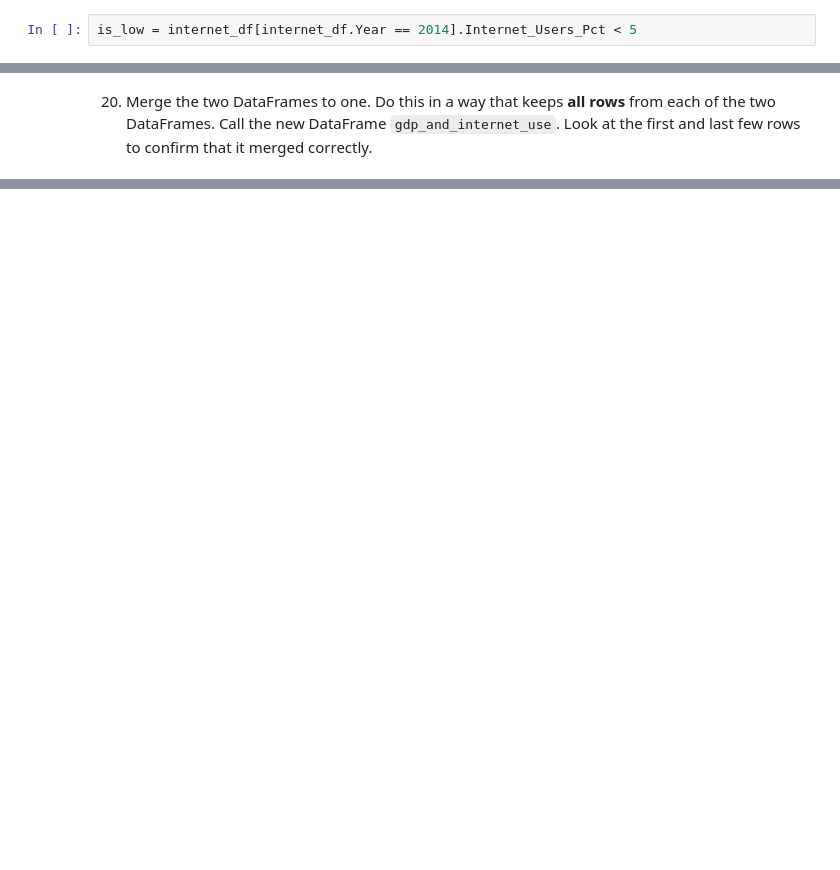
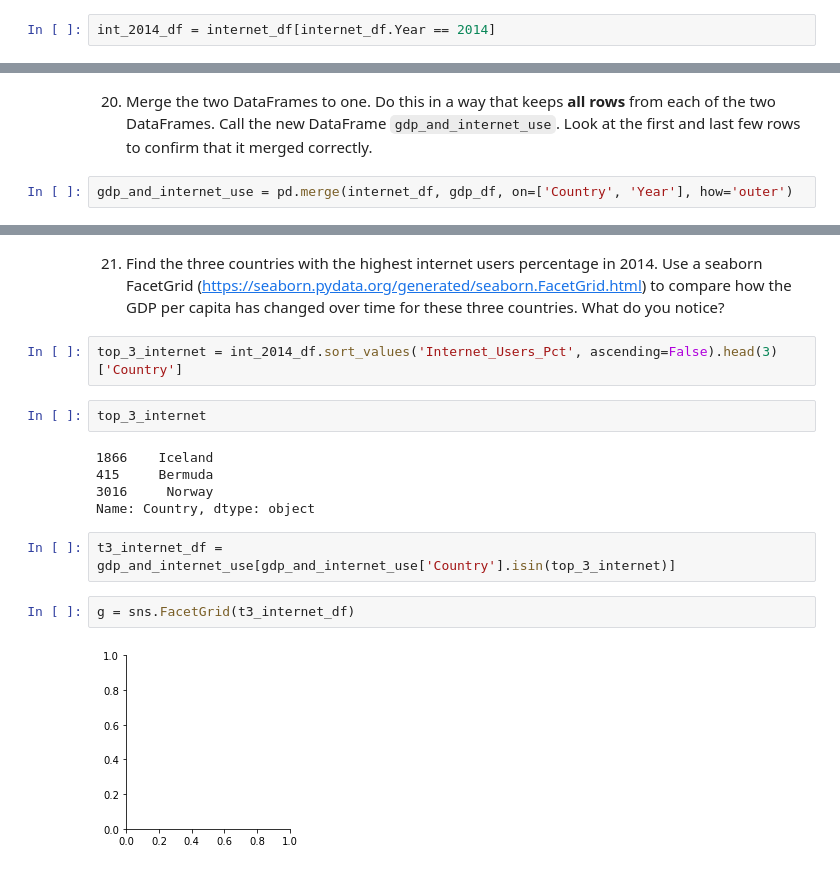
Before and after one commit to NSS-Data-Analytics-Cohort-10/gdp-and-internet-usage-kostenkoandri, a Jupyter notebook: notebooks/gdp_internet_usage_un_data.ipynb, the cells around one changed output, grey strips where cells are left out. Drawn from its saved outputs; the diff is of its cells as text; blank space fills up the shorter version.

```diff
--- a/notebooks/gdp_internet_usage_un_data.ipynb
+++ b/notebooks/gdp_internet_usage_un_data.ipynb
@@ -360,2 +347,2 @@ sns.histplot(data = internet_df[internet_df.Year == 2014], x = 'Internet_Users_P
 # %%
-is_low = internet_df[internet_df.Year == 2014].Internet_Users_Pct < 5
+int_2014_df = internet_df[internet_df.Year == 2014]
@@ -379,2 +356,4 @@ TypeError: 'function' object is not iterable
 # %% [markdown]
 20. Merge the two DataFrames to one. Do this in a way that keeps **all rows** from each of the two DataFrames. Call the new DataFrame `gdp_and_internet_use`. Look at the first and last few rows to confirm that it merged correctly.
+# %%
+gdp_and_internet_use = pd.merge(internet_df, gdp_df, on=['Country', 'Year'], how='outer')
@@ -380,0 +378,17 @@ TypeError: 'function' object is not iterable
+# %% [markdown]
+21. Find the three countries with the highest internet users percentage in 2014. Use a seaborn FacetGrid (https://seaborn.pydata.org/generated/seaborn.FacetGrid.html) to compare how the GDP per capita has changed over time for these three countries. What do you notice?
+# %%
+top_3_internet = int_2014_df.sort_values('Internet_Users_Pct', ascending=False).head(3)['Country']
+# %%
+top_3_internet
+# %% [output]
+1866    Iceland
+415     Bermuda
+3016     Norway
+Name: Country, dtype: object
+# %%
+t3_internet_df = gdp_and_internet_use[gdp_and_internet_use['Country'].isin(top_3_internet)]
+# %%
+g = sns.FacetGrid(t3_internet_df)
+# %% [output]
+[figure, added]
```
Also changed, not shown: parts of 21 cells of this notebook.
